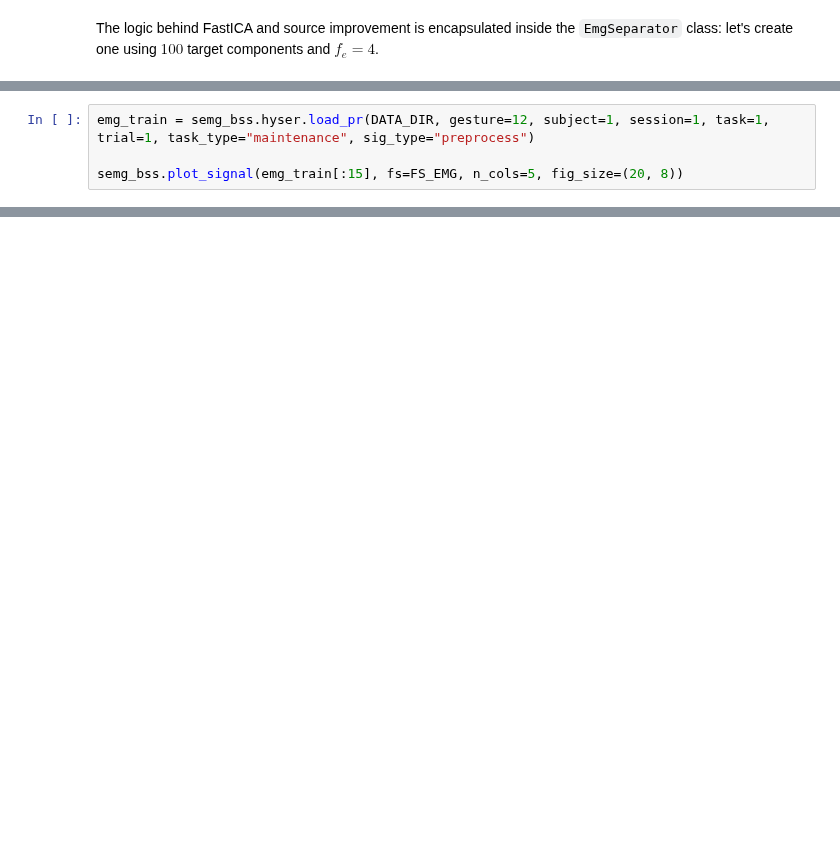
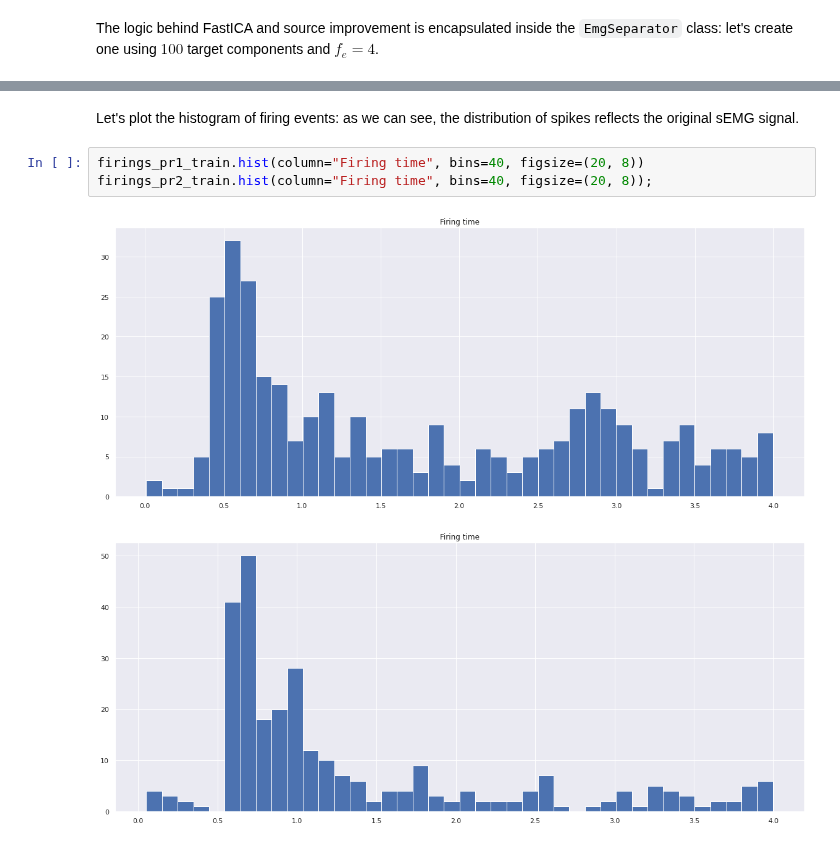
Before and after one commit to nihil21/semg-bss, a Jupyter notebook: Decomposition of sEMG signals.ipynb, the cells around one changed output, grey strips where cells are left out. Cells and saved outputs as stored; diff of their text form; blank space fills up the shorter version.

```diff
--- a/Decomposition of sEMG signals.ipynb
+++ b/Decomposition of sEMG signals.ipynb
@@ -155,4 +108,0 @@ For instance, let's visualize the first 15 channels of the sEMG signal for the 1
-# %%
-emg_train = semg_bss.hyser.load_pr(DATA_DIR, gesture=12, subject=1, session=1, task=1, trial=1, task_type="maintenance", sig_type="preprocess")
-
-semg_bss.plot_signal(emg_train[:15], fs=FS_EMG, n_cols=5, fig_size=(20, 8))
@@ -271,0 +150,8 @@ semg_bss.plot_sub(sig_list=[firings_pr1, firings_pr2], plot_fn=semg_bss.raster_p
+# %% [markdown]
+Let's plot the histogram of firing events: as we can see, the distribution of spikes reflects the original sEMG signal.
+# %%
+firings_pr1_train.hist(column="Firing time", bins=40, figsize=(20, 8))
+firings_pr2_train.hist(column="Firing time", bins=40, figsize=(20, 8));
+# %% [output]
+[figure, added]
+[figure, added]
```
Also changed, not shown: parts of 49 cells of this notebook, 7 other files.
